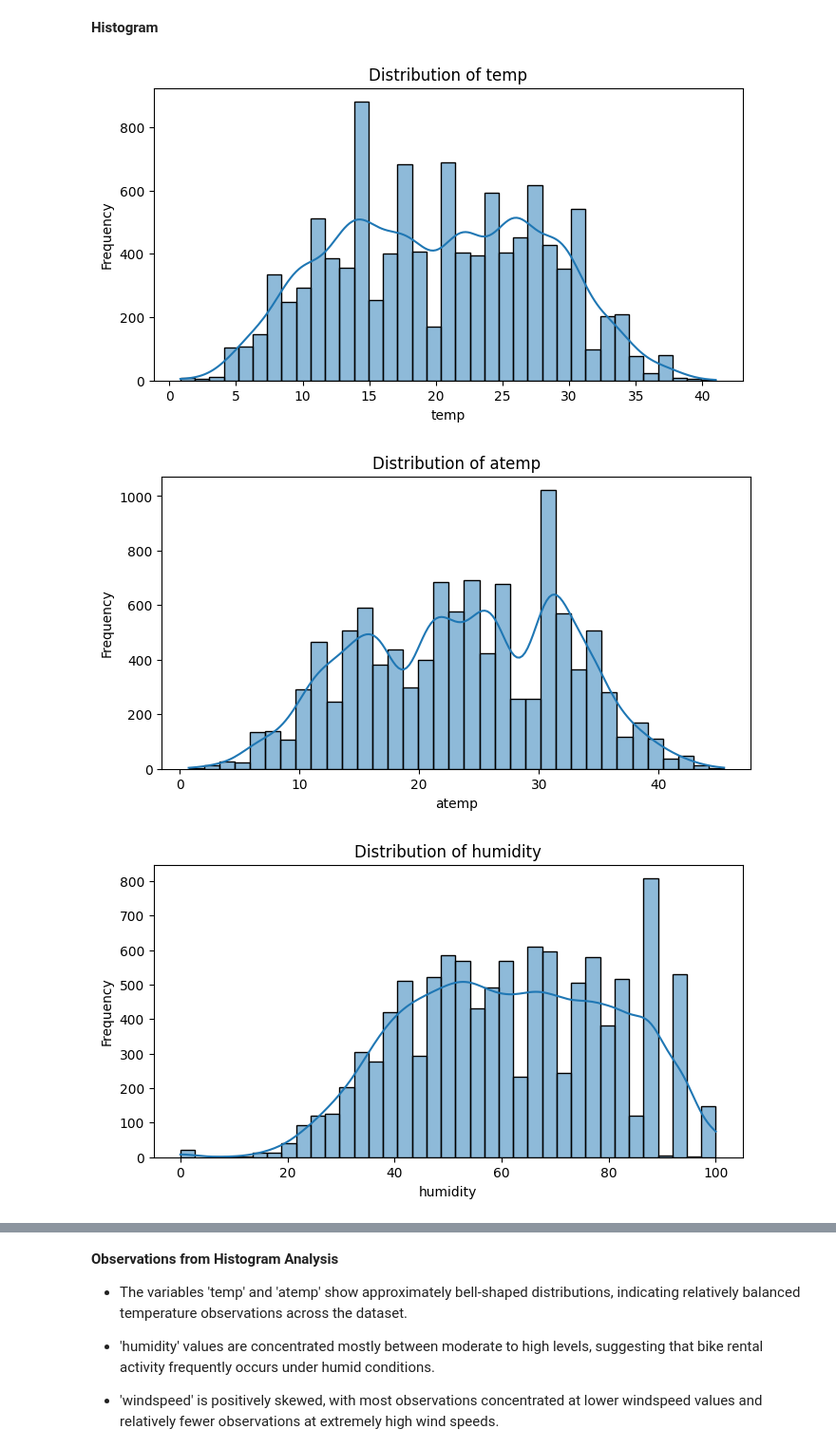
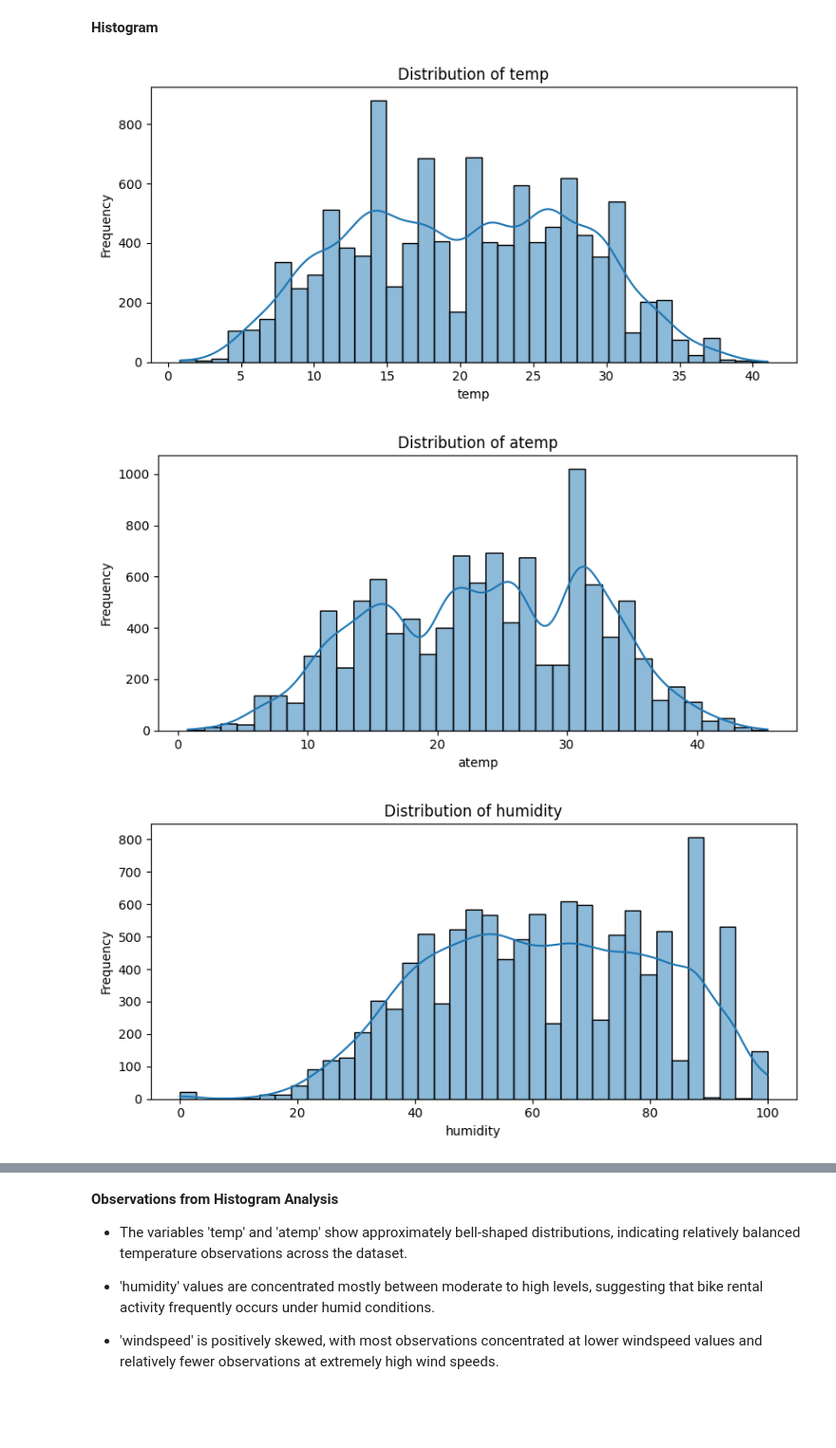
Before and after one commit to shreyankaul/scaler, a Jupyter notebook: yulu_sk.ipynb, the cells around one changed output, grey strips where cells are left out. Shown at 95% size. Drawn from its saved outputs; the diff is of its cells as text; code cells hidden in the pictures; blank space fills up the shorter version.

```diff
--- a/yulu_sk.ipynb
+++ b/yulu_sk.ipynb
@@ -202,20 +202,22 @@ df.head()
 # %%
 cont_cols = ['temp', 'atemp', 'humidity', 'windspeed', 'count']
 
 for col in cont_cols:
 
     plt.figure(figsize=(8,4))
 
     sns.histplot(df[col], kde=True)
 
     plt.title(f'Distribution of {col}')
 
     plt.xlabel(col)
 
     plt.ylabel('Frequency')
 
+    plt.tight_layout()
+
     plt.show()
 # %% [output]
-[figure, old version]
+[figure, new version]
-[figure, old version]
+[figure, new version]
-[figure, old version]
+[figure, new version]
```
Also changed, not shown: parts of 17 cells of this notebook.
